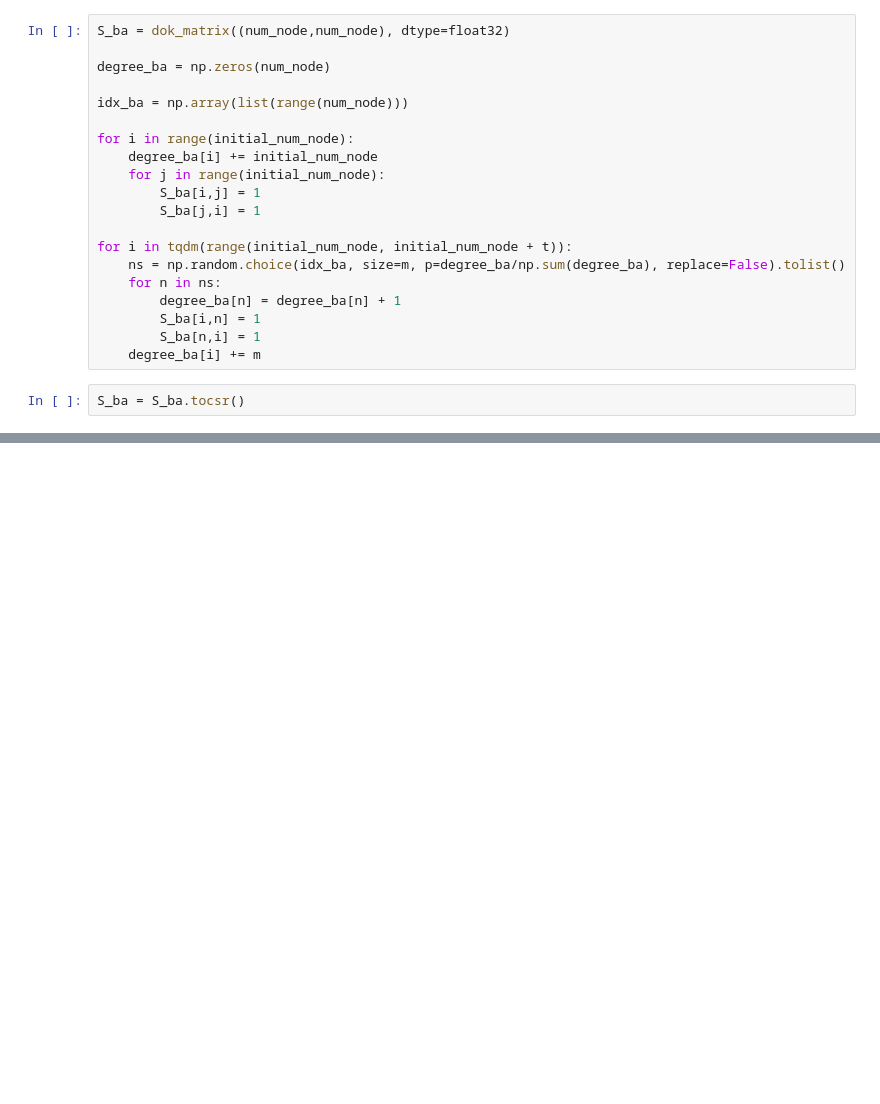
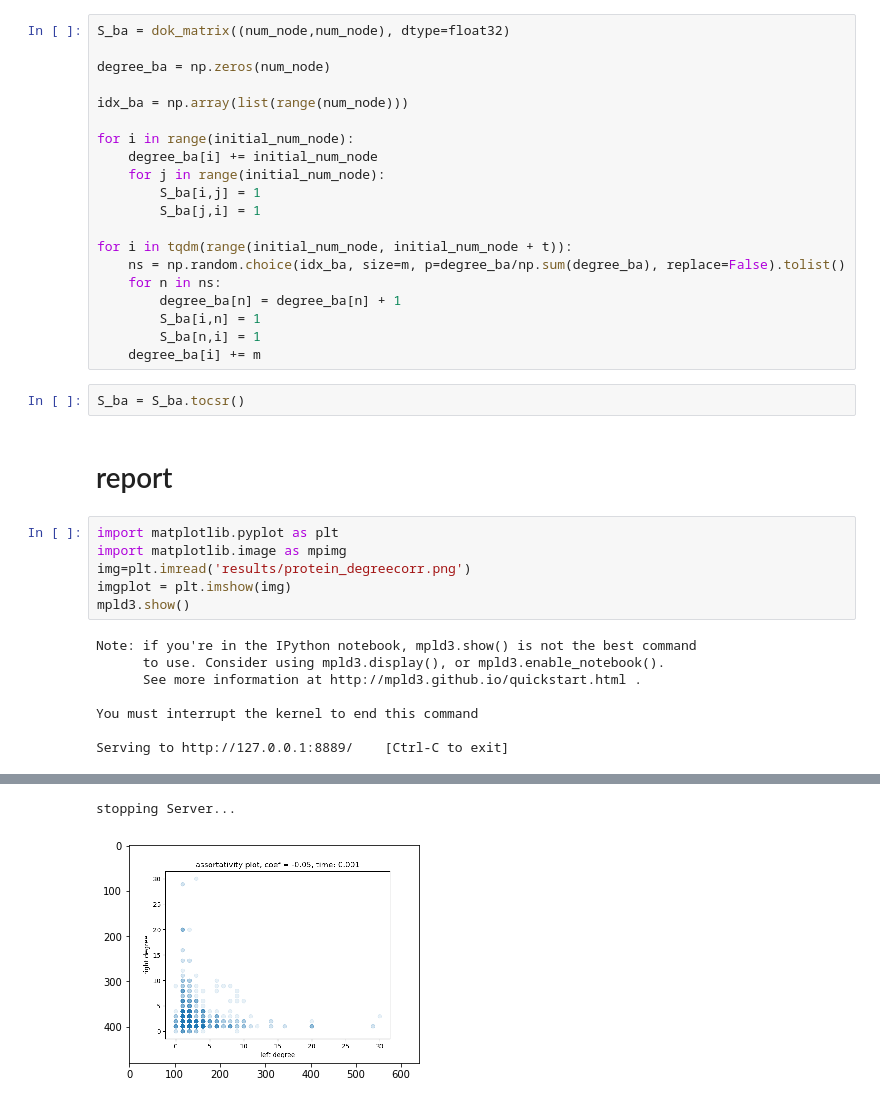
Before and after one commit to JunhaoWang/netsci, a Jupyter notebook: hw1.ipynb, the cells around one changed output, grey strips where cells are left out. Drawn from its saved outputs; the diff is of its cells as text; blank space fills up the shorter version.

```diff
--- a/hw1.ipynb
+++ b/hw1.ipynb
@@ -355,3 +353,19 @@ for i in tqdm(range(initial_num_node, initial_num_node + t)):
     degree_ba[i] += m
 # %%
 S_ba = S_ba.tocsr()
+# %% [markdown]
+# report
+# %%
+import matplotlib.pyplot as plt
+import matplotlib.image as mpimg
+img=plt.imread('results/protein_degreecorr.png')
+imgplot = plt.imshow(img)
+mpld3.show()
+# %% [output]
+Note: if you're in the IPython notebook, mpld3.show() is not the best command
+      to use. Consider using mpld3.display(), or mpld3.enable_notebook().
+      See more information at http://mpld3.github.io/quickstart.html .
+
+You must interrupt the kernel to end this command
+
+Serving to http://127.0.0.1:8889/    [Ctrl-C to exit]
@@ -357,0 +375,2 @@ S_ba = S_ba.tocsr()
+stopping Server...
+[figure, added]
```
Also changed, not shown: parts of 6 cells of this notebook, 15 other files.
